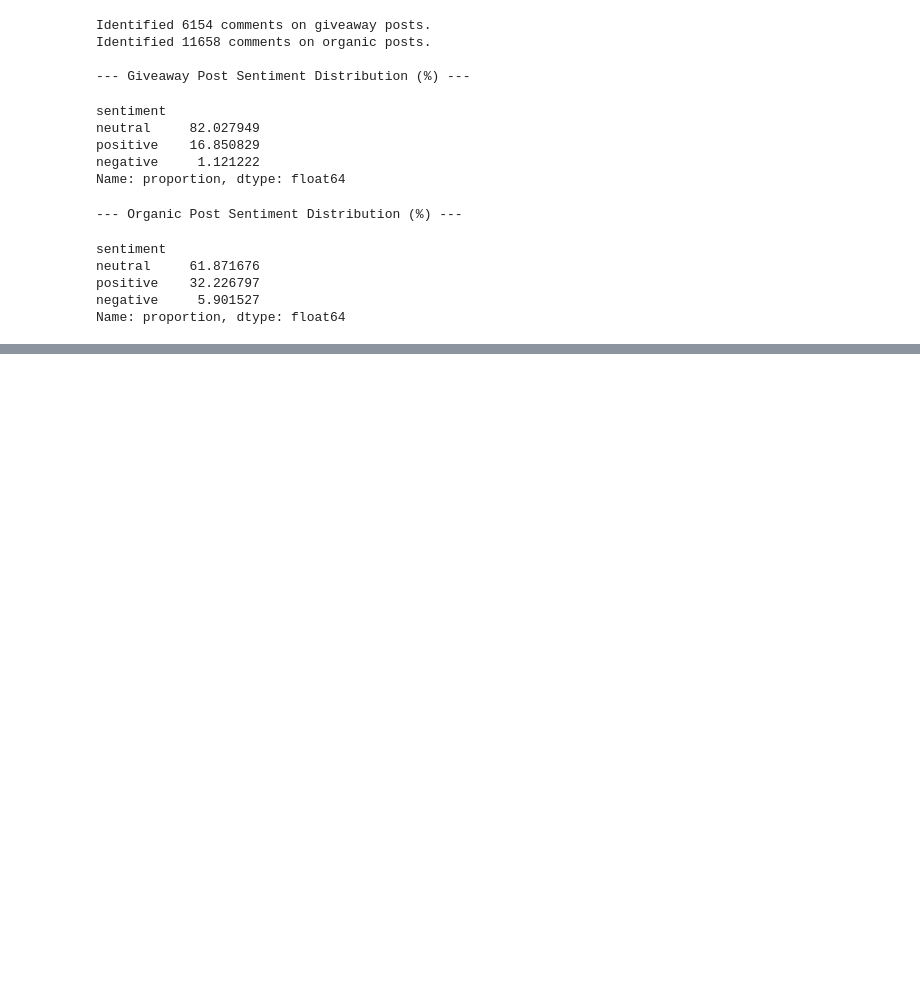
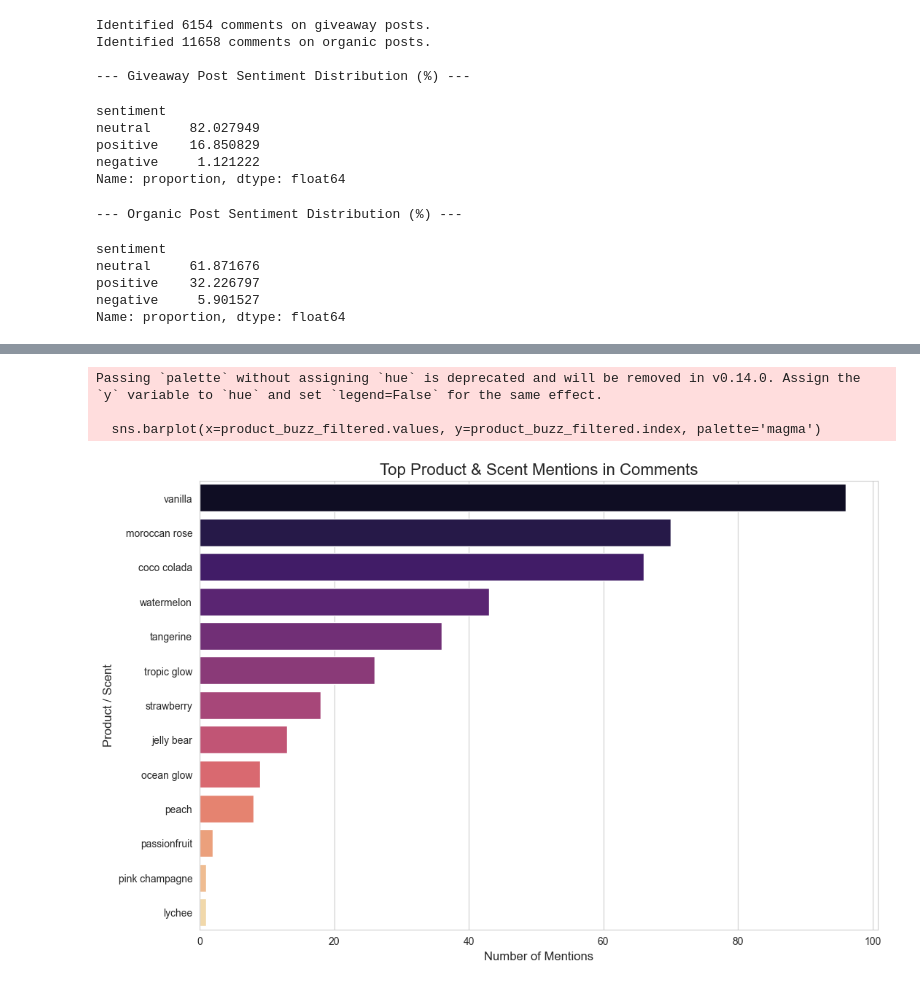
Before and after one commit to chuckfinca/demo-application, a Jupyter notebook: notebooks/analysis.ipynb, the cells around one changed output, grey strips where cells are left out. Saved outputs shown, nothing was run; the diff lists cells and outputs as text; code cells hidden in the pictures; blank space fills up the shorter version.

```diff
--- a/notebooks/analysis.ipynb
+++ b/notebooks/analysis.ipynb
@@ -244,0 +243,16 @@ Name: proportion, dtype: float64
+# %%
+# Filter out products with zero mentions for a cleaner chart
+product_buzz_filtered = product_buzz[product_buzz > 0]
+
+plt.figure(figsize=(12, 8))
+sns.barplot(x=product_buzz_filtered.values, y=product_buzz_filtered.index, palette='magma')
+plt.title('Top Product & Scent Mentions in Comments', fontsize=16)
+plt.xlabel('Number of Mentions', fontsize=12)
+plt.ylabel('Product / Scent', fontsize=12)
+plt.savefig('../reports/2_product_buzz_barchart.png', bbox_inches='tight')
+plt.show()
+# %% [output]
+Passing `palette` without assigning `hue` is deprecated and will be removed in v0.14.0. Assign the `y` variable to `hue` and set `legend=False` for the same effect.
+
+  sns.barplot(x=product_buzz_filtered.values, y=product_buzz_filtered.index, palette='magma')
+[figure, added]
```
Also changed, not shown: parts of 12 cells of this notebook, 5 other files.
